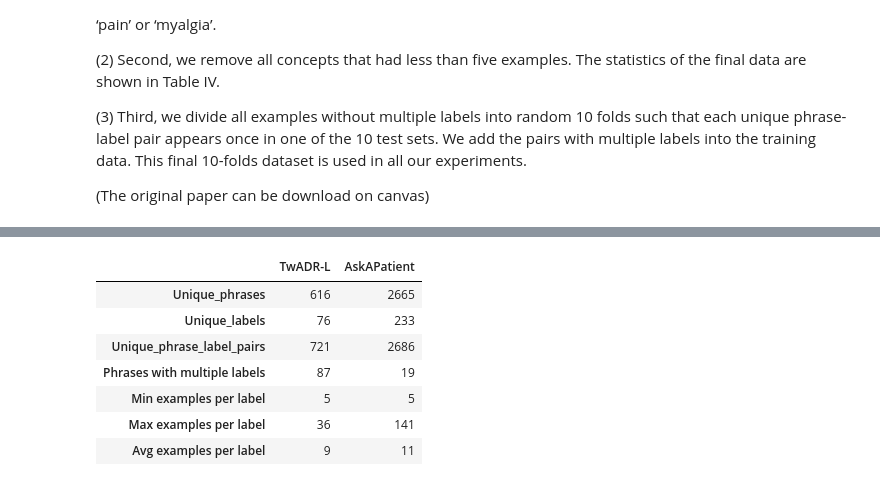
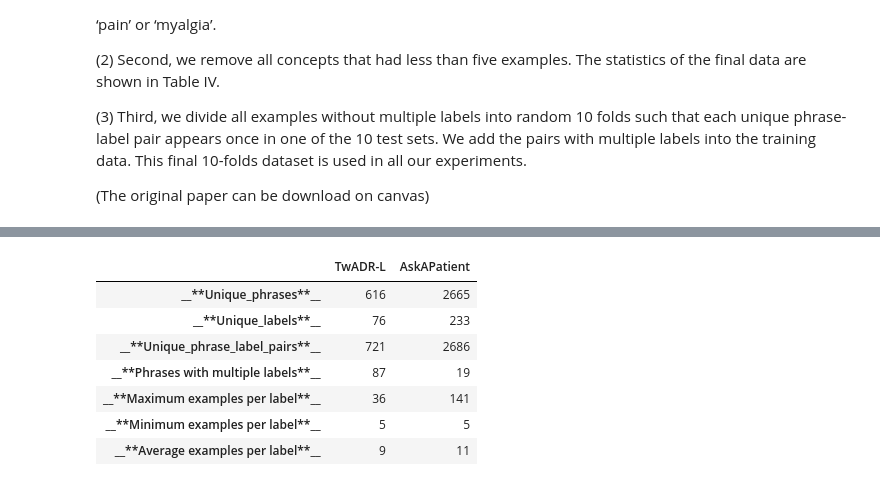
Before and after one commit to Revathi-Bejawada/RevathiINFO5502_Spring2022, a Jupyter notebook: lab_assignment_03.ipynb, the cells around one changed output, grey strips where cells are left out. Drawn from its saved outputs; the diff is of its cells as text; code cells hidden in the pictures.

```diff
--- a/lab_assignment_03.ipynb
+++ b/lab_assignment_03.ipynb
@@ -217,59 +246,79 @@ Avg examples per label              1            4
 # %%
 # (2) Second, we remove all concepts that had less than five examples. The statistics of the final data are shown in Table IV.
 
 import glob
-output_data_frame = pd.DataFrame()
+output_data = pd.DataFrame()
+
 # we iterate through both datasets
-for dataset in ['TwADR-L', 'AskAPatient']:
-    data_frame = pd.DataFrame()
+for s in ['TwADR-L', 'AskAPatient']:
+    p = pd.DataFrame()
     output = {}
-    for filepath in glob.glob('/content/gdrive/My Drive/datasets/{}/*.txt'.format(dataset)):
+    for filepath in glob.glob('/content/gdrive/My Drive/datasets/{}/*.txt'.format(s)):
+
         #print(filepath)
-        data = pd.read_csv(filepath, sep = "\t", header = None, encoding= 'unicode_escape')
-        data_frame = data_frame.append(data)
+        input = pd.read_csv(filepath, sep = "\t", header = None, encoding= 'unicode_escape')
+
+        p = p.append(input)
+
     # we create combined dataframe by combining Each dataset text files.
-    data_frame = data_frame.reset_index(drop=True)
-    data_frame['phrase-label'] = data_frame[1] + " " + data_frame[2]
-    data_frame.columns = ['id', 'labels', 'phrases', 'phrase-label']
-    data_frame = data_frame.astype({"id": str})
-    # converting to lower case
-    for columns in data_frame.columns:
-        data_frame[columns] = data_frame[columns].str.lower()
+        p = p.reset_index(drop=True)
+
+    p['phrase_label'] = p[1] + " " + p[2]
+
+    #p.columns = ['id', 'labels', 'phrases', 'phrase-label']
+    p.columns = ['identification', 'names', 'h', 'h_name']
+
+    p = p.astype({"identification": str})
+# there are some uppercase letters lets convert them all to lower case
+
+    for columns in p.columns:
+        p[columns] = p[columns].str.lower()
 
     # we drop duplicates that are phrase-label pairs...
-    data_frame = data_frame.drop_duplicates('phrase-label')
+    p = p.drop_duplicates('h_name')
 
-    index_list = []
-    for i in range(data_frame.shape[0]):
-        if data_frame['labels'].value_counts()[data_frame.iloc[i]['labels']] < 5:
-            index_list.append(i)
+    z = []
+
+    for i in range(p.shape[0]):
+        if p['names'].value_counts()[p.iloc[i]['names']] < 5:
+            z.append(i)
 
     # we drop the labels that have less than count of 5.
-    data_frame.drop(data_frame.index[index_list], inplace=True)
+    p.drop(p.index[z], inplace=True)
     output = {}
+
     # storing results of the table in dictionary
-    output['Unique_phrases'] = len(data_frame['phrases'].unique())
-    output['Unique_labels'] = len(data_frame['labels'].unique())
-    output['Unique_phrase_label_pairs'] = data_frame.shape[0]
-    data_frame1 = pd.DataFrame(data_frame['phrases'].value_counts())
-    output['Phrases with multiple labels'] = data_frame1[data_frame1['phrases'] > 1].shape[0]
-    output['Min examples per label'] = data_frame['labels'].value_counts().values.min()
-    output['Max examples per label'] = data_frame['labels'].value_counts().values.max()
-    output['Avg examples per label'] = round(data_frame['labels'].value_counts().mean(), 2)
+    output['__**Unique_phrases**__'] = len(p['h'].unique())
+
+    output['__**Unique_labels**__'] = len(p['names'].unique())
+
+    output['__**Unique_phrase_label_pairs**__'] = p.shape[0]
+
+    p1 = pd.DataFrame(p['h'].value_counts())
+    output['__**Phrases with multiple labels**__'] = p1[p1['h'] > 1].shape[0]
+
+    output['__**Maximum examples per label**__'] = p['names'].value_counts().values.max()
+
+    output['__**Minimum examples per label**__'] = p['names'].value_counts().values.min()
+
+    output['__**Average examples per label**__'] = round(p['names'].value_counts().mean(), 2)
     # appending dictinary to dataframe
-    output_data_frame = output_data_frame.append(output, ignore_index=True)
 
-output_data_frame = output_data_frame.T
-output_data_frame = output_data_frame.astype({0: int, 1: int})
-output_data_frame.columns = ['TwADR-L', 'AskAPatient']
+    output_data = output_data.append(output, ignore_index=True)
 
-output_data_frame
+output_data = output_data.T
+
+output_data = output_data.astype({0: int, 1: int})
+
+output_data.columns = ['TwADR-L', 'AskAPatient']
+
+output_data
 # %% [output]
 |  | TwADR-L | AskAPatient |
-| Unique_phrases | 616 | 2665 |
-| Unique_labels | 76 | 233 |
-| Unique_phrase_label_pairs | 721 | 2686 |
-| Phrases with multiple labels | 87 | 19 |
-| Min examples per label | 5 | 5 |
-| Max examples per label | 36 | 141 |
-| Avg examples per label | 9 | 11 |
+| __**Unique_phrases**__ | 616 | 2665 |
+| __**Unique_labels**__ | 76 | 233 |
+| __**Unique_phrase_label_pairs**__ | 721 | 2686 |
+| __**Phrases with multiple labels**__ | 87 | 19 |
+| __**Maximum examples per label**__ | 36 | 141 |
+| __**Minimum examples per label**__ | 5 | 5 |
+| __**Average examples per label**__ | 9 | 11 |
```
Also changed, not shown: parts of 5 cells of this notebook.
